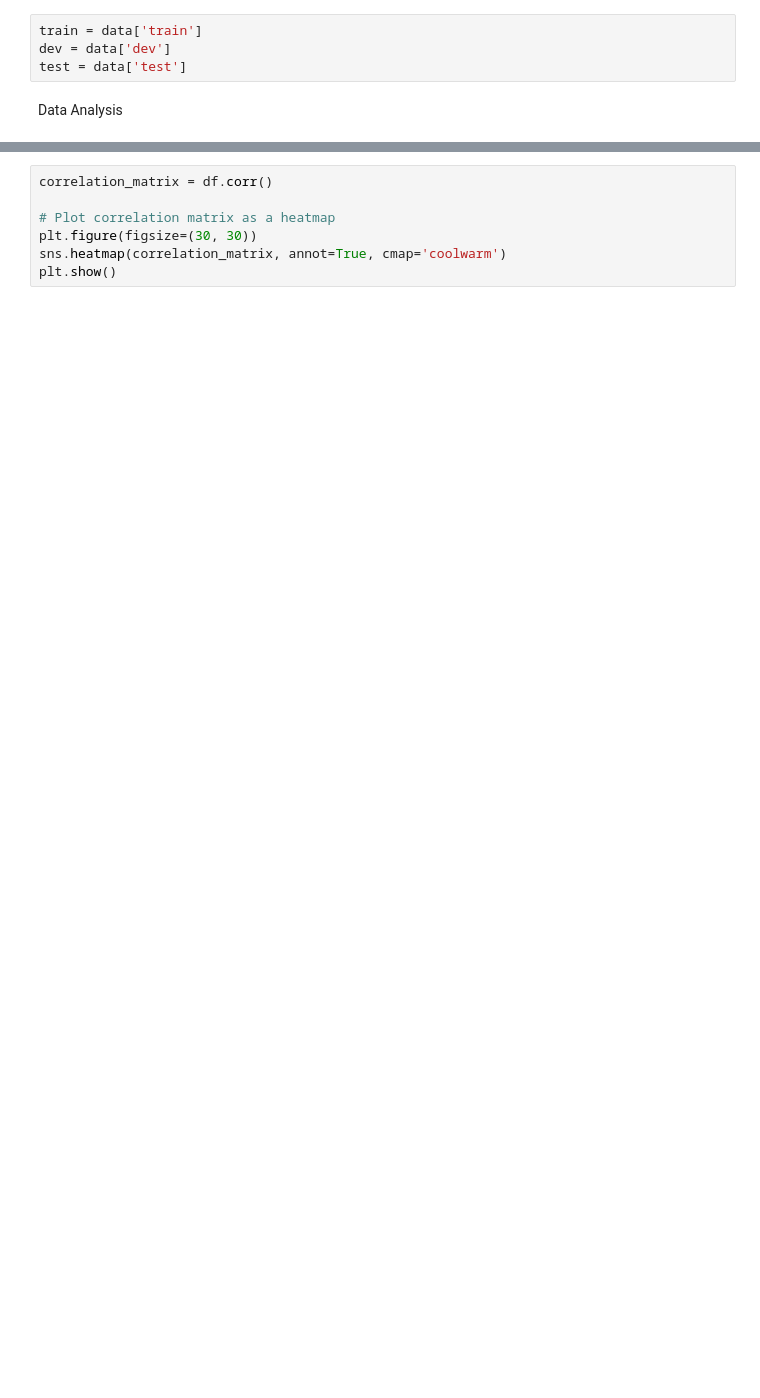
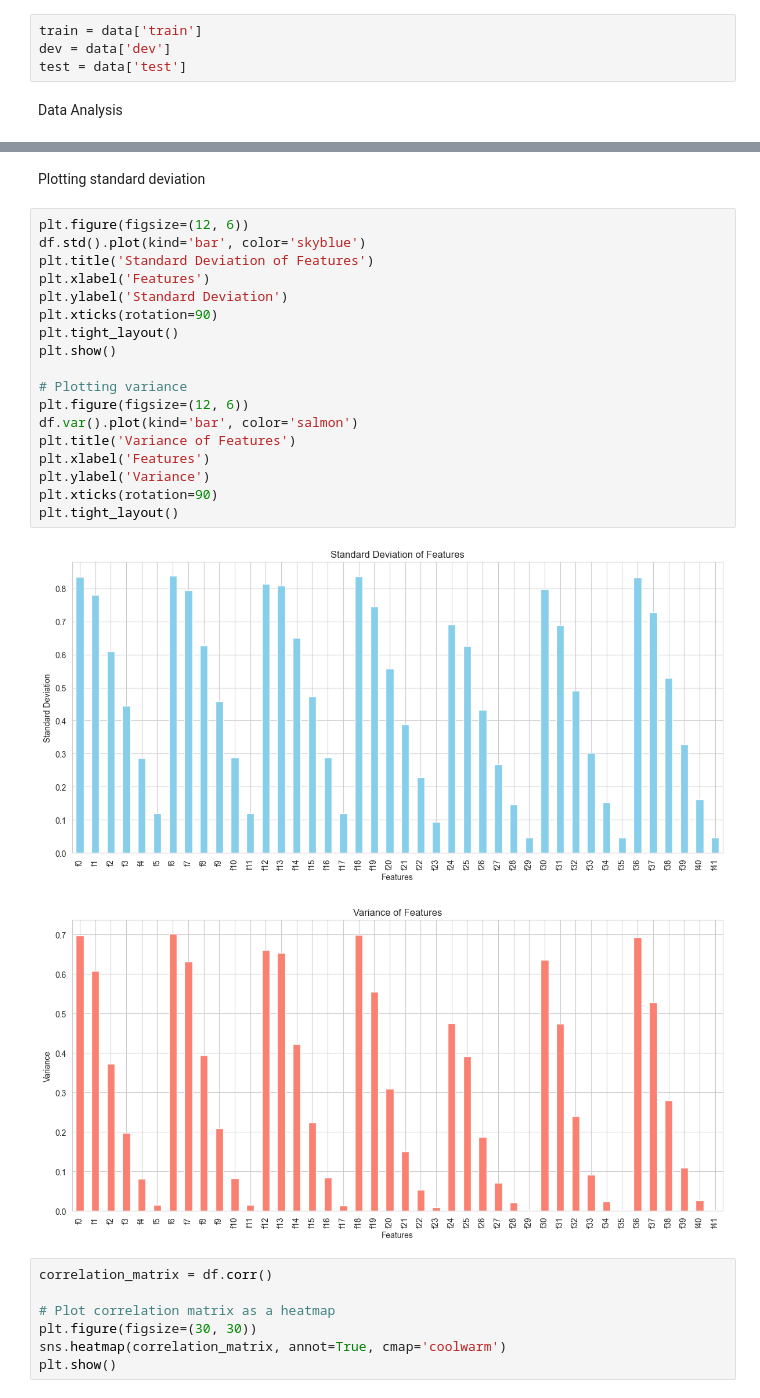
Before and after one commit to rotemchn/Applied-Machine-Learning, a Jupyter notebook: Assignment2/experiment.ipynb, the cells around one changed output, grey strips where cells are left out. Drawn from its saved outputs; the diff is of its cells as text; blank space fills up the shorter version.

```diff
--- a/Assignment2/experiment.ipynb
+++ b/Assignment2/experiment.ipynb
@@ -77,6 +80,29 @@ f39    0.108625
 f40    0.026186
 f41    0.002159
 dtype: float64
+# %% [markdown]
+Plotting standard deviation
+# %%
+plt.figure(figsize=(12, 6))
+df.std().plot(kind='bar', color='skyblue')
+plt.title('Standard Deviation of Features')
+plt.xlabel('Features')
+plt.ylabel('Standard Deviation')
+plt.xticks(rotation=90)
+plt.tight_layout()
+plt.show()
+
+# Plotting variance
+plt.figure(figsize=(12, 6))
+df.var().plot(kind='bar', color='salmon')
+plt.title('Variance of Features')
+plt.xlabel('Features')
+plt.ylabel('Variance')
+plt.xticks(rotation=90)
+plt.tight_layout()
+# %% [output]
+[figure, added]
+[figure, added]
 # %%
 correlation_matrix = df.corr()
 
```
Also changed, not shown: parts of 15 cells of this notebook.
